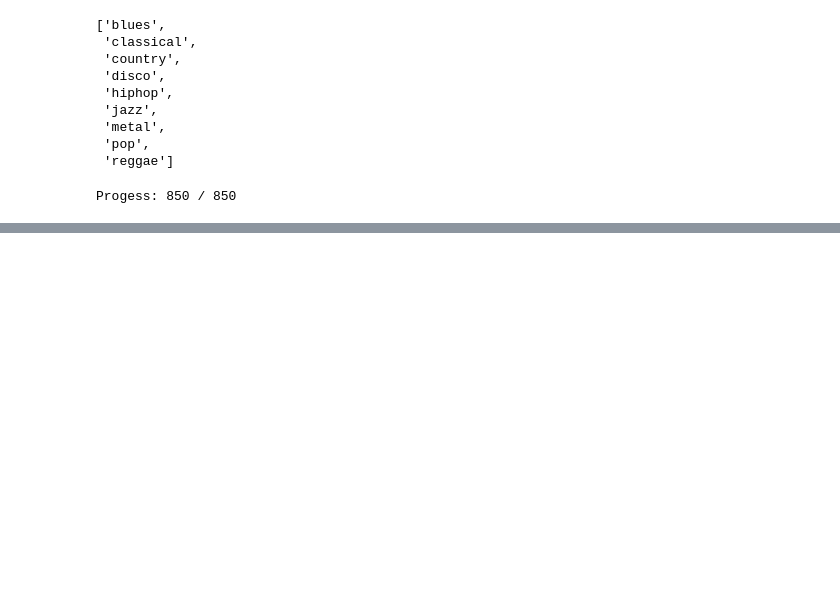
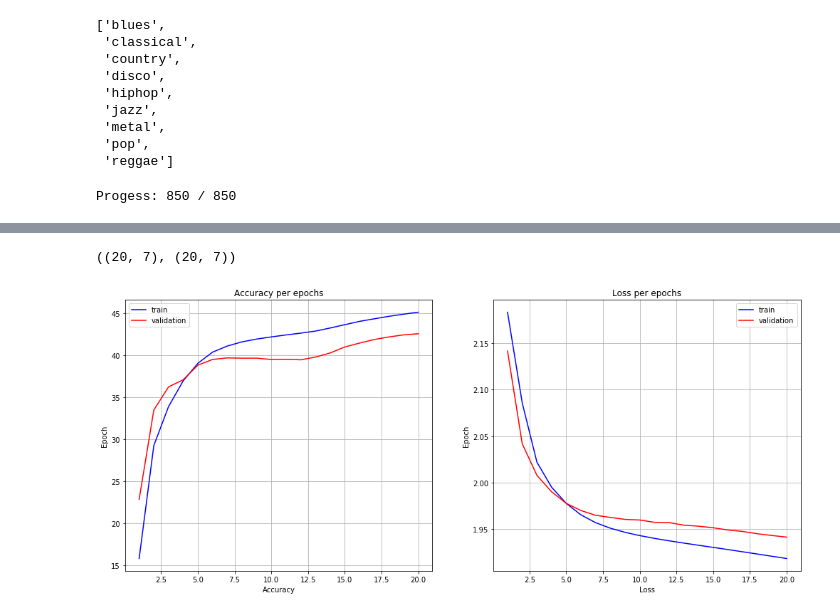
Before and after one commit to yura03101995/ProjectX, a Jupyter notebook: Preprocessing.ipynb, the cells around one changed output, grey strips where cells are left out. Drawn from its saved outputs; the diff is of its cells as text; code cells hidden in the pictures; blank space fills up the shorter version.

```diff
--- a/Preprocessing.ipynb
+++ b/Preprocessing.ipynb
@@ -123,0 +401,4 @@ Progess: 850 / 850
+# %%
+df_inf_train = pd.read_csv('models/DNN_39_128_512_128_6/inform_DNN_sgd_50.train.log')
+df_inf_val = pd.read_csv('models/DNN_39_128_512_128_6/inform_DNN_sgd_50.val.log')
+df_inf_train.sample(5)
@@ -123,0 +412,31 @@ Progess: 850 / 850
+# %%
+df_grp_epoch_train = df_inf_train.groupby('epoch').last()
+df_grp_epoch_val = df_inf_val.groupby('epoch').last()
+
+df_grp_epoch_train.shape, df_grp_epoch_val.shape
+# %% [output]
+((20, 7), (20, 7))
+# %%
+fig, axs = plt.subplots(1, 2, figsize=(17, 7))
+
+axs[0].grid()
+axs[0].set_xlabel('Accuracy')
+axs[0].set_ylabel('Epoch')
+axs[0].set_title('Accuracy per epochs')
+
+axs[1].grid()
+axs[1].set_xlabel('Loss')
+axs[1].set_ylabel('Epoch')
+axs[1].set_title('Loss per epochs')
+
+axs[0].plot(df_grp_epoch_train.index, df_grp_epoch_train['agg_acc'], label='train', color='blue')
+axs[0].plot(df_grp_epoch_val.index, df_grp_epoch_val['agg_acc'], label='validation', color='red')
+axs[0].legend()
+
+axs[1].plot(df_grp_epoch_train.index, df_grp_epoch_train['agg_loss'], label='train', color='blue')
+axs[1].plot(df_grp_epoch_val.index, df_grp_epoch_val['agg_loss'], label='validation', color='red')
+axs[1].legend()
+
+plt.savefig('results_cnn.png')
+# %% [output]
+[figure, added]
```
Also changed, not shown: parts of 30 cells of this notebook, 9 other files.
